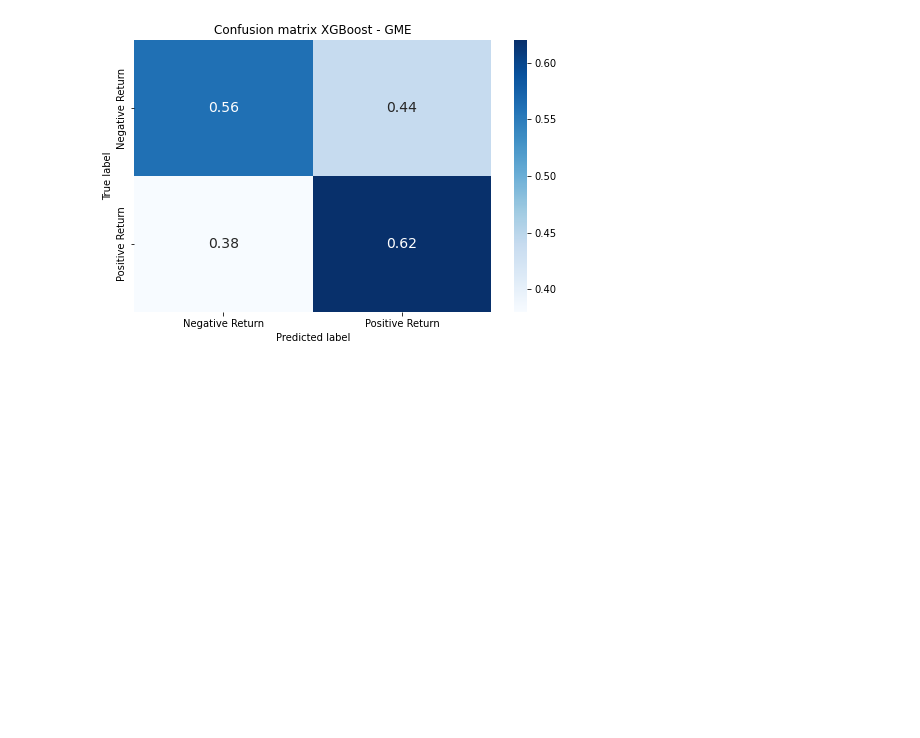
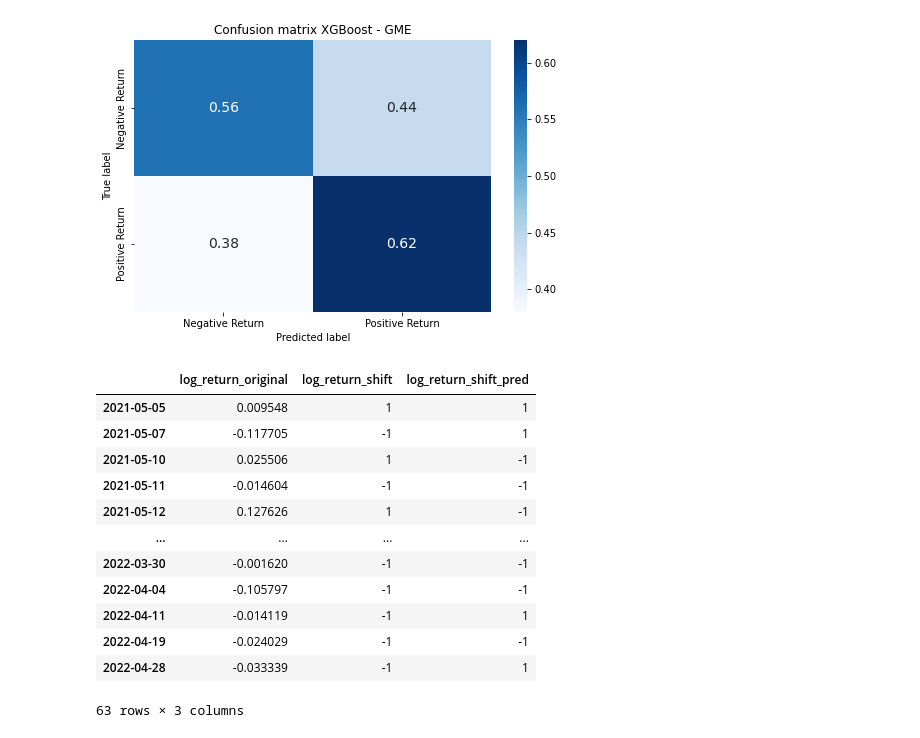
Before and after one commit to Jan-Burger/Bachelor-Thesis, a Jupyter notebook: notebooks/stock_prediction/predictive_modeling/GME.ipynb, the cells around one changed output. Saved outputs shown, nothing was run; the diff lists cells and outputs as text; code cells hidden in the pictures; blank space fills up the shorter version.

```diff
--- a/notebooks/stock_prediction/predictive_modeling/GME.ipynb
+++ b/notebooks/stock_prediction/predictive_modeling/GME.ipynb
@@ -212,0 +232,16 @@ plot_cm_raw = sns.heatmap(
+# %%
+df_plot_model_results
+# %% [output]
+|  | log_return_original | log_return_shift | log_return_shift_pred |
+| 2021-05-05 | 0.009548 | 1 | 1 |
+| 2021-05-07 | -0.117705 | -1 | 1 |
+| 2021-05-10 | 0.025506 | 1 | -1 |
+| 2021-05-11 | -0.014604 | -1 | -1 |
+| 2021-05-12 | 0.127626 | 1 | -1 |
+| ... | ... | ... | ... |
+| 2022-03-30 | -0.001620 | -1 | -1 |
+| 2022-04-04 | -0.105797 | -1 | -1 |
+| 2022-04-11 | -0.014119 | -1 | 1 |
+| 2022-04-19 | -0.024029 | -1 | -1 |
+| 2022-04-28 | -0.033339 | -1 | 1 |
+63 rows × 3 columns
```
Also changed, not shown: parts of 9 cells of this notebook.
